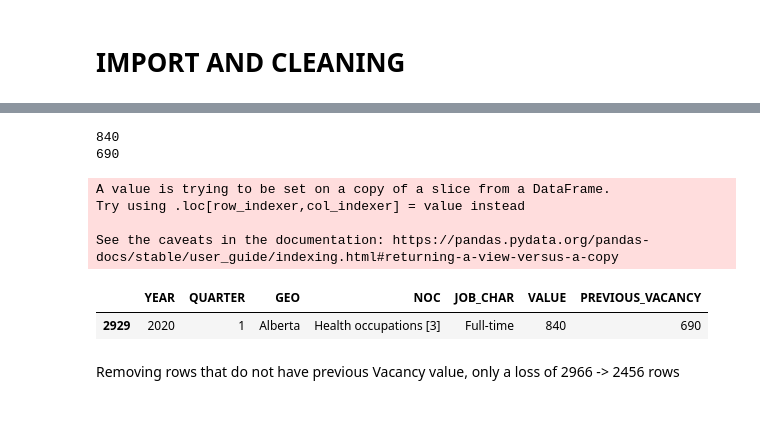
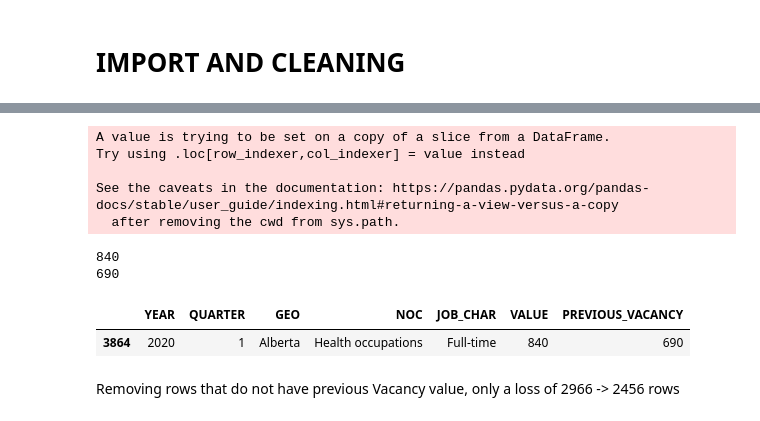
Before and after one commit to alecngai/Predicting_Canadian_Job_Vacancies, a Jupyter notebook: Machine_Learning/Alec_MLtesting_Random_Tree.ipynb, the cells around one changed output, grey strips where cells are left out. Drawn from its saved outputs; the diff is of its cells as text; code cells hidden in the pictures.

```diff
--- a/Machine_Learning/Alec_MLtesting_Random_Tree.ipynb
+++ b/Machine_Learning/Alec_MLtesting_Random_Tree.ipynb
@@ -52,0 +38,11 @@ df
+# %%
+# Connection to database to pull CSV
+conn = psycopg2.connect(
+   host = config.config["host"],
+   port = config.config["port"],
+   dbname =  config.config["dbname"],
+   user = config.config["user"],
+   password =config.config["password"])
+
+print("Postgres Connected")
+df = pd.read_sql_query('SELECT * FROM "machinelearning"', con=conn)
@@ -52,0 +51,13 @@ df
+# %%
+# Changing ref_date from datetime to string, dropping uneeded rows 2020-10, 2021-01, 2021-04 due to covid for ML, dropping uneeded rows GEO = Canada, NOC = total, all occupations,
+# renaming column titles and changing Value to int
+
+df['ref_date'] = df['ref_date'].apply(lambda x : x.strftime("%Y-%m"))
+df.drop(["id", "noc_code","predicted_vacancies"],axis=1, inplace=True)
+df = df[~df['ref_date'].isin(['2020-10', '2021-01', '2021-04'])]
+df = df[~df['geo'].isin(['Canada'])]
+df = df[~df['noc_desc'].isin(["Total, all occupations"])]
+df.rename({"ref_date" : "REF_DATE", "geo" : "GEO", "noc_desc" : "NOC", "job_char" : "JOB_CHAR", "total_vacancies" : "VALUE"}, inplace=True, axis=1)
+df["VALUE"] = df["VALUE"].astype(int)
+df["NOC"] = df["NOC"].str.rstrip()
+df
@@ -61,9 +85,0 @@ plt.show()
-# %%
-# Dropping uneeded columns for encoding, and renaming column names for easier access
-
-df.columns
-df = df.drop(["Unnamed: 0","DGUID","Statistics","STATUS"],axis=1)
-df.columns.values[2] = "NOC"
-df.columns.values[3] = "JOB_CHAR"
-df["VALUE"] = df["VALUE"].astype(int)
-df
@@ -186,25 +188,27 @@ def Prediction_Join(Input, Y_Input, Prediction):
         'PREDICTED_VACANCIES']]
 
     return df_out
+# %%
+# Applying function prevVacancies to dataframe for autoregression, we drop rows that do not have previous quarters i.e. 2020 Q1 data.
+df["PREVIOUS_VACANCY"] = df.apply(prevVacancies, axis=1)
+df = df[df.PREVIOUS_VACANCY.notna()]
+df["PREVIOUS_VACANCY"] = df["PREVIOUS_VACANCY"].astype(int)
+# %% [output]
+A value is trying to be set on a copy of a slice from a DataFrame.
+Try using .loc[row_indexer,col_indexer] = value instead
+
+See the caveats in the documentation: https://pandas.pydata.org/pandas-docs/stable/user_guide/indexing.html#returning-a-view-versus-a-copy
+  after removing the cwd from sys.path.
 # %%
 # Testing if prevVacancies is working correctly
-df["PREVIOUS_VACANCY"] = df.apply(prevVacancies, axis=1)
-TestNOC = "Health occupations [3]"
-df = df[df.PREVIOUS_VACANCY.notna()]
-df["PREVIOUS_VACANCY"] = df["PREVIOUS_VACANCY"].astype(int)
-
-print( df.loc[(df["GEO"] == "Alberta") & (df["YEAR"] == 2020) & (df["QUARTER"] == 1) & (df["NOC"] == TestNOC) & (df["JOB_CHAR"] == "Full-time")].iloc[0,5] )
-print( df.loc[(df["GEO"] == "Alberta") & (df["YEAR"] == 2019) & (df["QUARTER"] == 4) & (df["NOC"] == TestNOC) & (df["JOB_CHAR"] == "Full-time")].iloc[0,5] )
-df.loc[(df["GEO"] == "Alberta") & (df["YEAR"] == 2020) & (df["QUARTER"] == 1) & (df["NOC"] == TestNOC) & (df["JOB_CHAR"] == "Full-time")]
+print( df.loc[(df["GEO"] == "Alberta") & (df["YEAR"] == 2020) & (df["QUARTER"] == 1) & (df["NOC"] == "Health occupations") & (df["JOB_CHAR"] == "Full-time")].iloc[0,5] )
+print( df.loc[(df["GEO"] == "Alberta") & (df["YEAR"] == 2019) & (df["QUARTER"] == 4) & (df["NOC"] == "Health occupations") & (df["JOB_CHAR"] == "Full-time")].iloc[0,5] )
+df.loc[(df["GEO"] == "Alberta") & (df["YEAR"] == 2020) & (df["QUARTER"] == 1) & (df["NOC"] == "Health occupations") & (df["JOB_CHAR"] == "Full-time")]
 # %% [output]
 840
 690
-A value is trying to be set on a copy of a slice from a DataFrame.
-Try using .loc[row_indexer,col_indexer] = value instead
-
-See the caveats in the documentation: https://pandas.pydata.org/pandas-docs/stable/user_guide/indexing.html#returning-a-view-versus-a-copy
 |  | YEAR | QUARTER | GEO | NOC | JOB_CHAR | VALUE | PREVIOUS_VACANCY |
-| 2929 | 2020 | 1 | Alberta | Health occupations [3] | Full-time | 840 | 690 |
+| 3864 | 2020 | 1 | Alberta | Health occupations | Full-time | 840 | 690 |
 # %% [markdown]
 Removing rows that do not have previous Vacancy value, only a loss of 2966 -> 2456 rows
 # %% [markdown]
```
Also changed, not shown: parts of 19 cells of this notebook, 5 other files.
